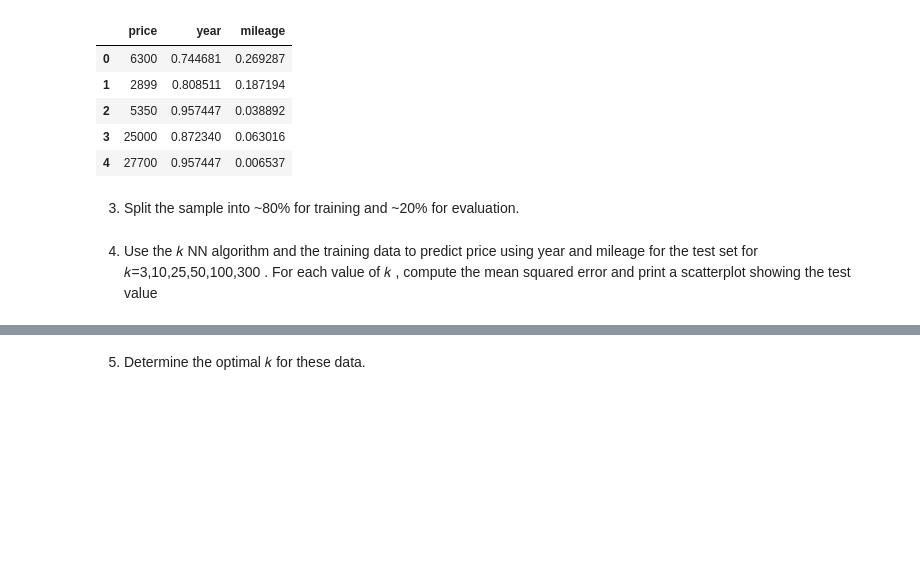
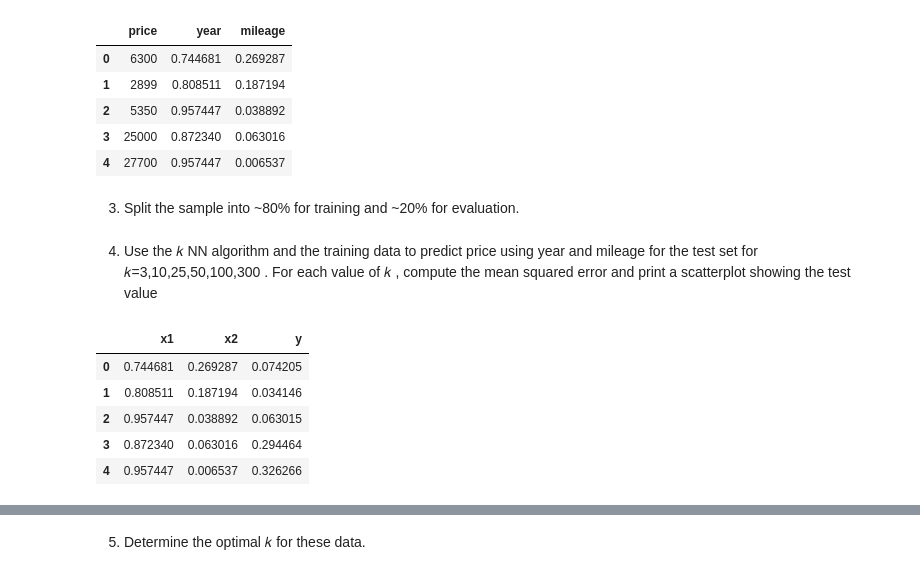
Before and after one commit to simoneminorr/knn_assignment, a Jupyter notebook: assignment_knn.ipynb, the cells around one changed output, grey strips where cells are left out. Saved outputs shown, nothing was run; the diff lists cells and outputs as text; code cells hidden in the pictures; blank space fills up the shorter version.

```diff
--- a/assignment_knn.ipynb
+++ b/assignment_knn.ipynb
@@ -149,0 +163,21 @@ X_train, X_test, y_train, y_test = train_test_split(X,y, # Feature and target va
+# %%
+# Cleaning the data a bit; we'll come back to this later
+carsdroppeddf = cars_dropped.loc[:,['year', 'mileage',  'price',]]
+carsdroppeddf = carsdroppeddf.rename(columns={'year':'x1', 'mileage':'x2', 'price':'y'})
+
+def maxmin(z):
+    w = (z-np.min(z))/(np.max(z)-np.min(z))
+    return w
+
+carsdroppeddf['x1'] = maxmin(carsdroppeddf['x1'])
+carsdroppeddf['x2'] = maxmin(carsdroppeddf['x2'])
+carsdroppeddf['y'] = maxmin(carsdroppeddf['y'])
+
+carsdroppeddf.head()
+# %% [output]
+|  | x1 | x2 | y |
+| 0 | 0.744681 | 0.269287 | 0.074205 |
+| 1 | 0.808511 | 0.187194 | 0.034146 |
+| 2 | 0.957447 | 0.038892 | 0.063015 |
+| 3 | 0.872340 | 0.063016 | 0.294464 |
+| 4 | 0.957447 | 0.006537 | 0.326266 |
```
Also changed, not shown: parts of 20 cells of this notebook.
